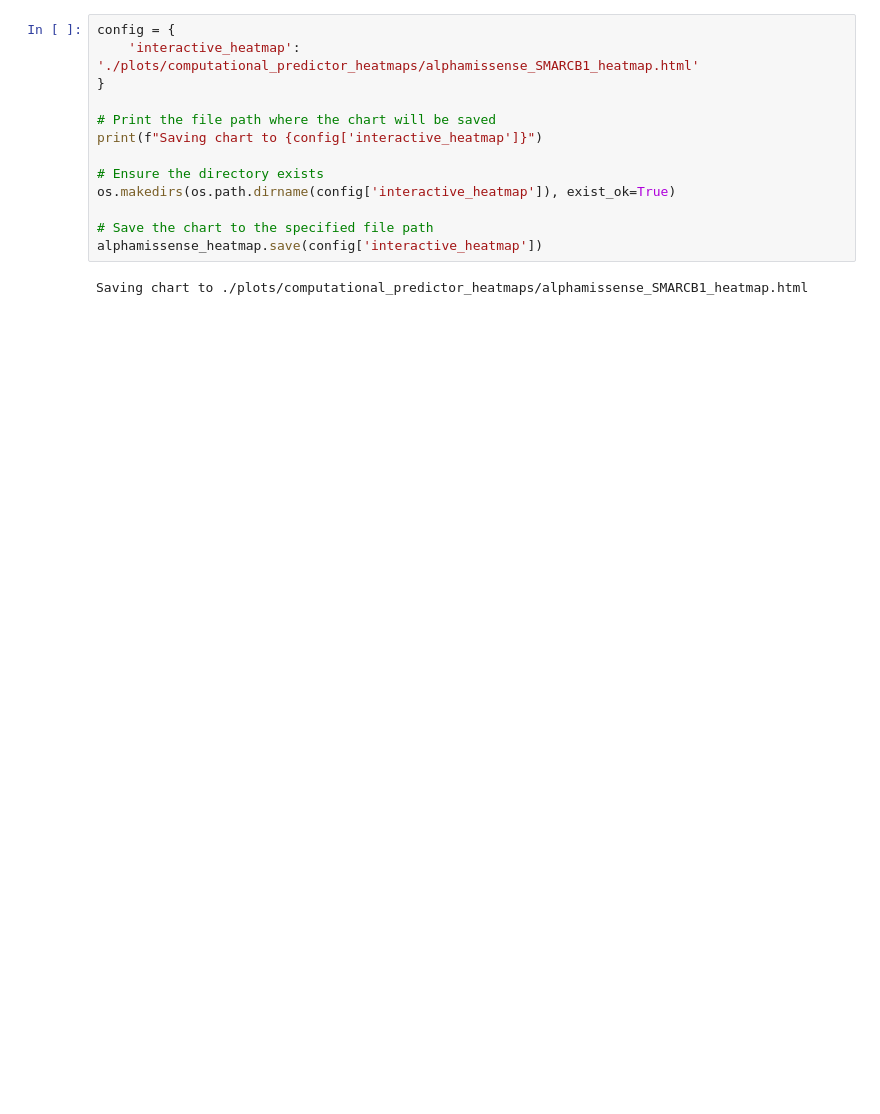
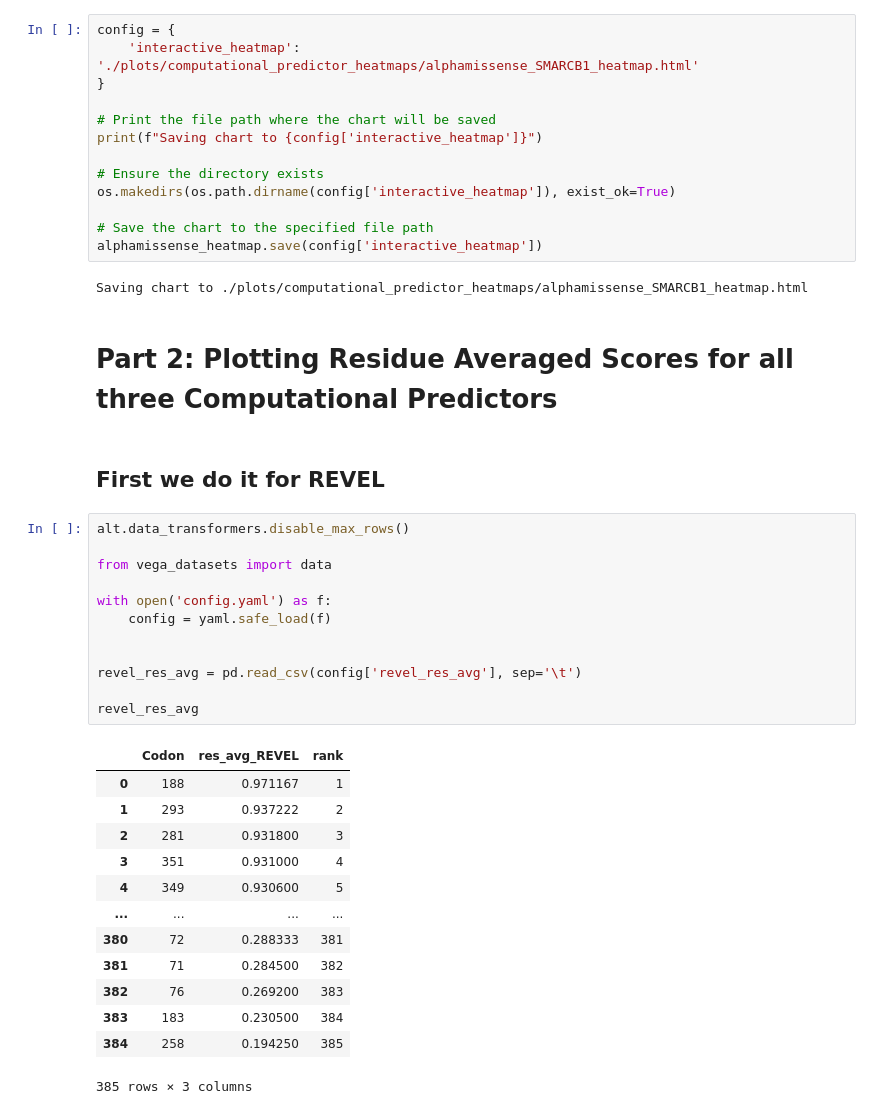
Before and after one commit to thehonglab/SMARCB1_DMS, a Jupyter notebook: computational_predictors_heatmaps.ipynb, the cells around one changed output. Saved outputs shown, nothing was run; the diff lists cells and outputs as text; blank space fills up the shorter version.

```diff
--- a/computational_predictors_heatmaps.ipynb
+++ b/computational_predictors_heatmaps.ipynb
@@ -408,3 +351,33 @@ os.makedirs(os.path.dirname(config['interactive_heatmap']), exist_ok=True)
 alphamissense_heatmap.save(config['interactive_heatmap'])
 # %% [output]
 Saving chart to ./plots/computational_predictor_heatmaps/alphamissense_SMARCB1_heatmap.html
+# %% [markdown]
+# Part 2: Plotting Residue Averaged Scores for all three Computational Predictors
+# %% [markdown]
+## First we do it for REVEL
+# %%
+alt.data_transformers.disable_max_rows()
+
+from vega_datasets import data
+
+with open('config.yaml') as f:
+    config = yaml.safe_load(f)
+
+
+revel_res_avg = pd.read_csv(config['revel_res_avg'], sep='\t')
+
+revel_res_avg
+# %% [output]
+|  | Codon | res_avg_REVEL | rank |
+| 0 | 188 | 0.971167 | 1 |
+| 1 | 293 | 0.937222 | 2 |
+| 2 | 281 | 0.931800 | 3 |
+| 3 | 351 | 0.931000 | 4 |
+| 4 | 349 | 0.930600 | 5 |
+| ... | ... | ... | ... |
+| 380 | 72 | 0.288333 | 381 |
+| 381 | 71 | 0.284500 | 382 |
+| 382 | 76 | 0.269200 | 383 |
+| 383 | 183 | 0.230500 | 384 |
+| 384 | 258 | 0.194250 | 385 |
+385 rows × 3 columns
```
Also changed, not shown: parts of 16 cells of this notebook, 31 other files.
